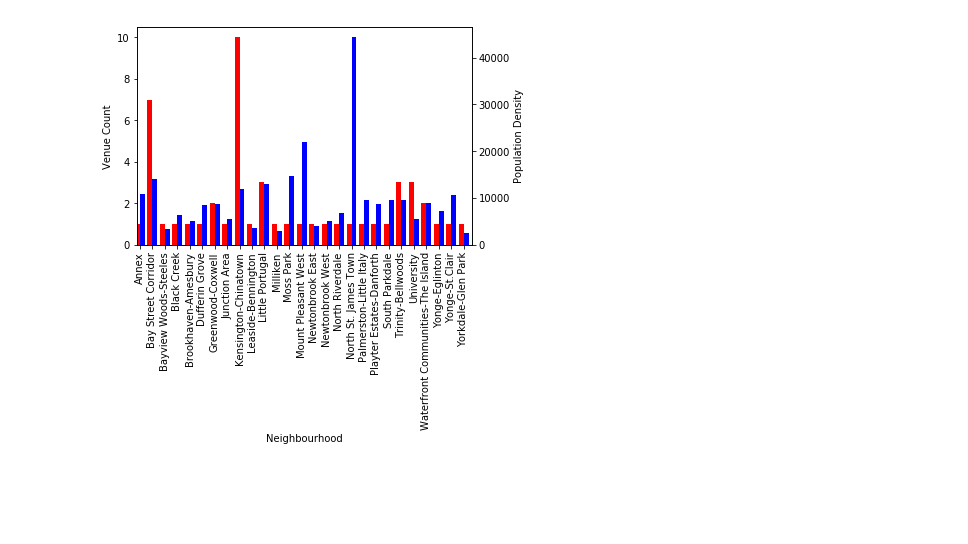
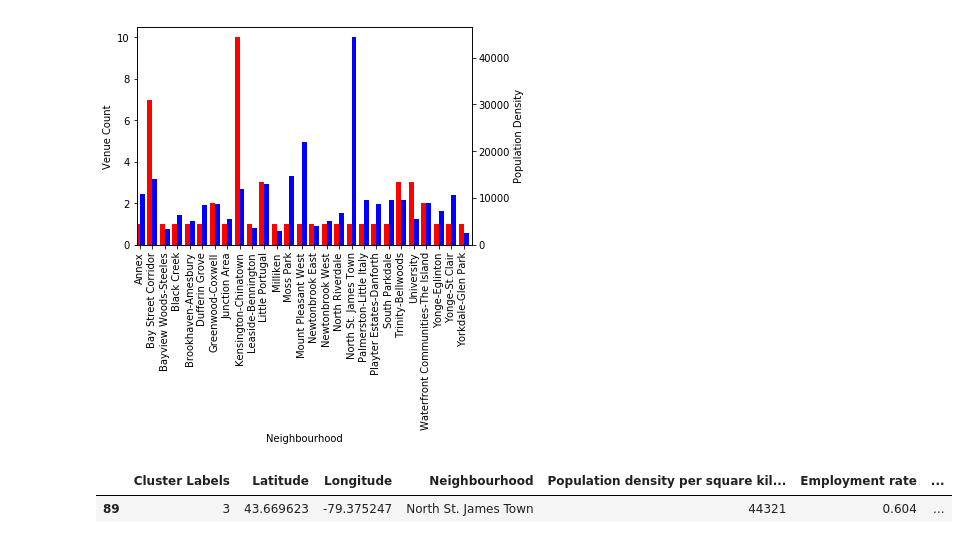
Before and after one commit to Thabetten/Capstone, a Jupyter notebook: Capstone - Meat and Dairty substitutes.ipynb, the cells around one changed output. Drawn from its saved outputs; the diff is of its cells as text; code cells hidden in the pictures; blank space fills up the shorter version.

```diff
--- a/Capstone - Meat and Dairty substitutes.ipynb
+++ b/Capstone - Meat and Dairty substitutes.ipynb
@@ -759,4 +760,7 @@ plt.show()
 [figure]
 # %%
 #North St. James Town looks anomolous. Let's examine it.
-veg_tr_key[veg_tr_key['N']]
+veg_tr_key[veg_tr_key['Neighbourhood'] == 'North St. James Town']
+# %% [output]
+|  | Cluster Labels | Latitude | Longitude | Neighbourhood | Population density per square kil... | Employment rate | ... |
+| 89 | 3 | 43.669623 | -79.375247 | North St. James Town | 44321 | 0.604 | ... |
```
Also changed, not shown: parts of 2 cells of this notebook.
